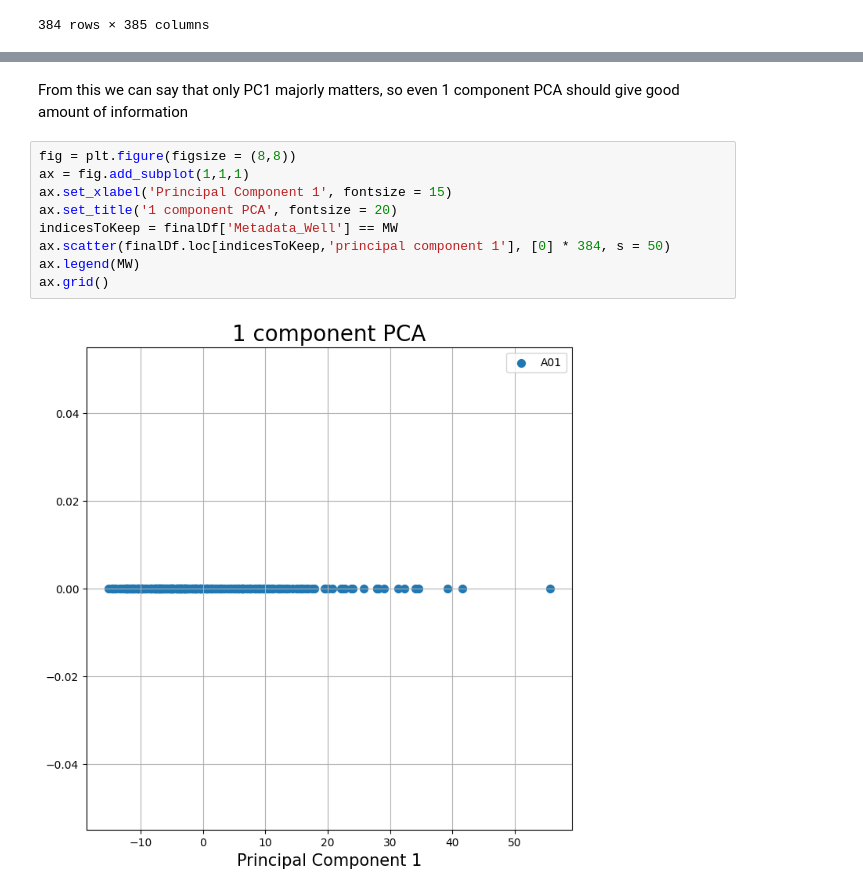
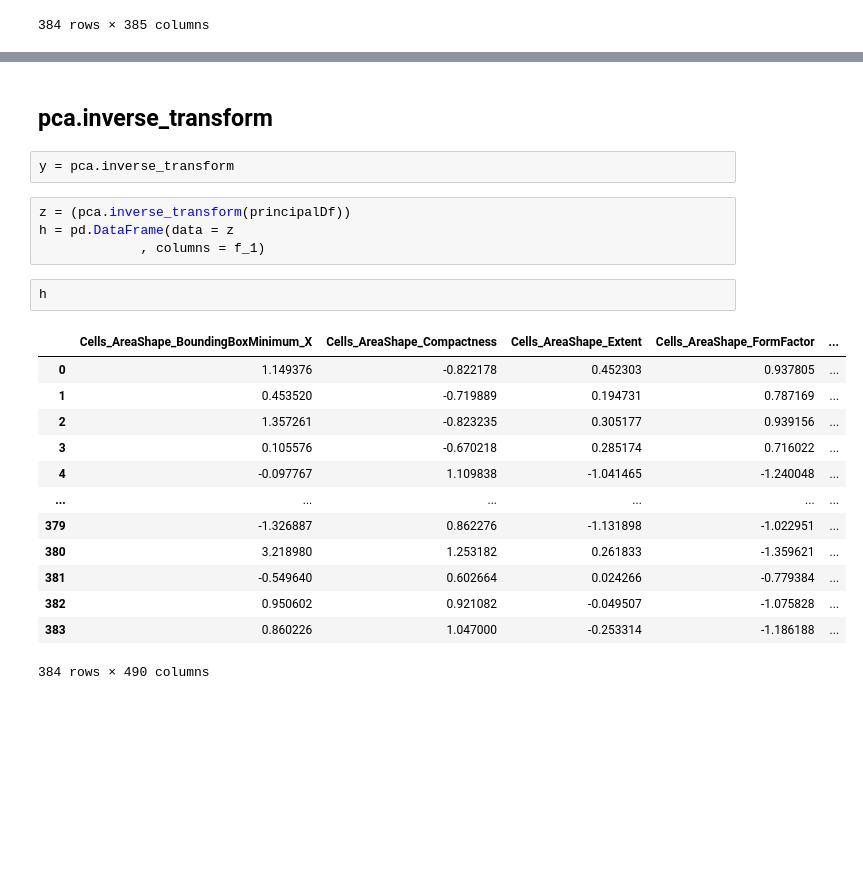
Before and after one commit to BharathiVeerasankar/Exploring-High-dimensional-Cell-painting-data, a Jupyter notebook: PCA.ipynb, the cells around one changed output, grey strips where cells are left out. Saved outputs shown, nothing was run; the diff lists cells and outputs as text; blank space fills up the shorter version.

```diff
--- a/PCA.ipynb
+++ b/PCA.ipynb
@@ -186,16 +215,27 @@ plt.hist(x)
 plt.show()
 # %% [output]
 [figure]
-# %% [markdown]
-From this we can say that only PC1 majorly matters, so even 1 component PCA should give good amount of information
-# %%
-fig = plt.figure(figsize = (8,8))
-ax = fig.add_subplot(1,1,1)
-ax.set_xlabel('Principal Component 1', fontsize = 15)
-ax.set_title('1 component PCA', fontsize = 20)
-indicesToKeep = finalDf['Metadata_Well'] == MW
-ax.scatter(finalDf.loc[indicesToKeep,'principal component 1'], [0] * 384, s = 50)
-ax.legend(MW)
-ax.grid()
-# %% [output]
-[figure, removed]
+# %% [markdown]
+## pca.inverse_transform
+# %%
+y = pca.inverse_transform
+# %%
+z = (pca.inverse_transform(principalDf))
+h = pd.DataFrame(data = z
+             , columns = f_1)
+# %%
+h
+# %% [output]
+|  | Cells_AreaShape_BoundingBoxMinimum_X | Cells_AreaShape_Compactness | Cells_AreaShape_Extent | Cells_AreaShape_FormFactor | ... |
+| 0 | 1.149376 | -0.822178 | 0.452303 | 0.937805 | ... |
+| 1 | 0.453520 | -0.719889 | 0.194731 | 0.787169 | ... |
+| 2 | 1.357261 | -0.823235 | 0.305177 | 0.939156 | ... |
+| 3 | 0.105576 | -0.670218 | 0.285174 | 0.716022 | ... |
+| 4 | -0.097767 | 1.109838 | -1.041465 | -1.240048 | ... |
+| ... | ... | ... | ... | ... | ... |
+| 379 | -1.326887 | 0.862276 | -1.131898 | -1.022951 | ... |
+| 380 | 3.218980 | 1.253182 | 0.261833 | -1.359621 | ... |
+| 381 | -0.549640 | 0.602664 | 0.024266 | -0.779384 | ... |
+| 382 | 0.950602 | 0.921082 | -0.049507 | -1.075828 | ... |
+| 383 | 0.860226 | 1.047000 | -0.253314 | -1.186188 | ... |
+384 rows × 490 columns
```
Also changed, not shown: parts of 11 cells of this notebook.
